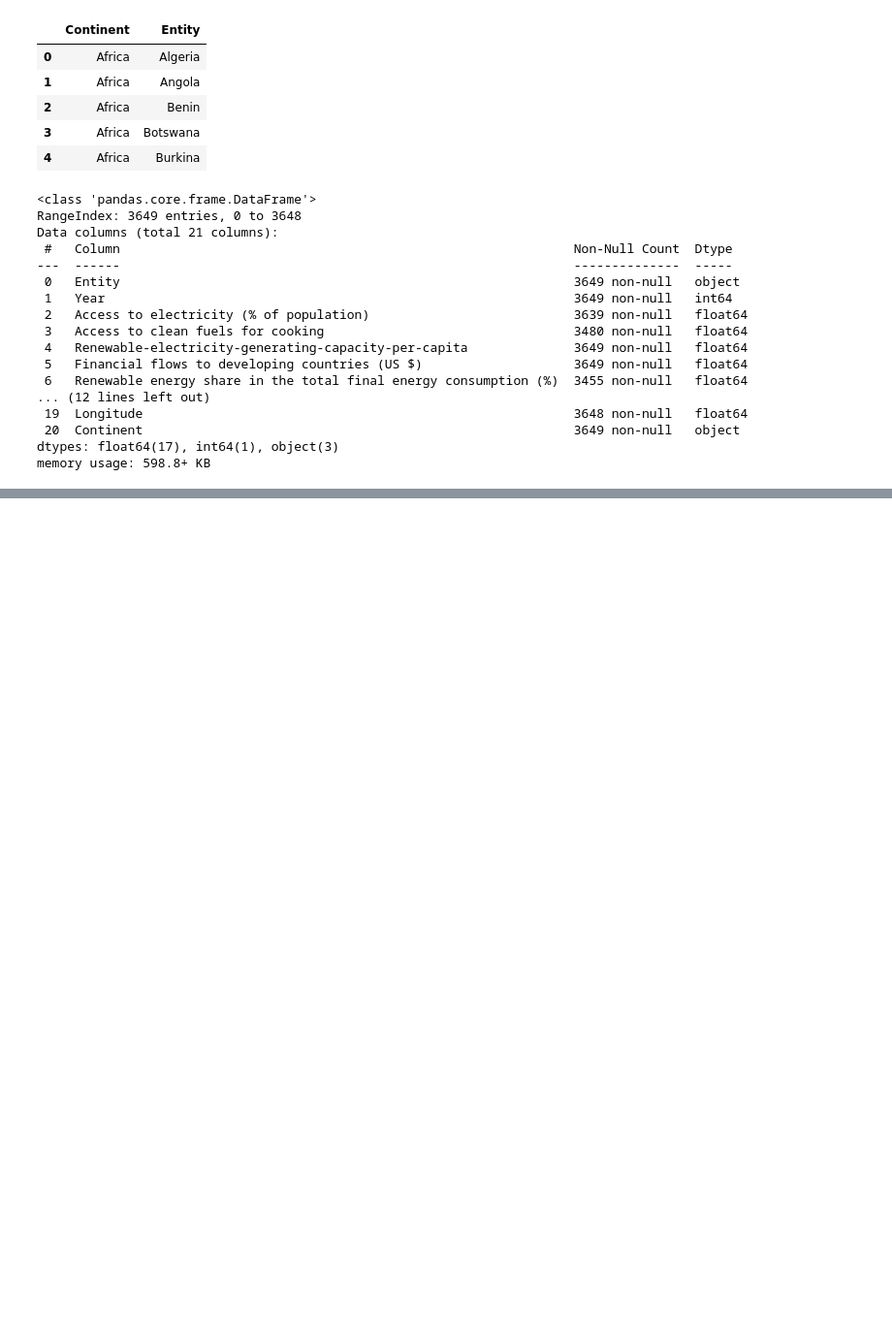
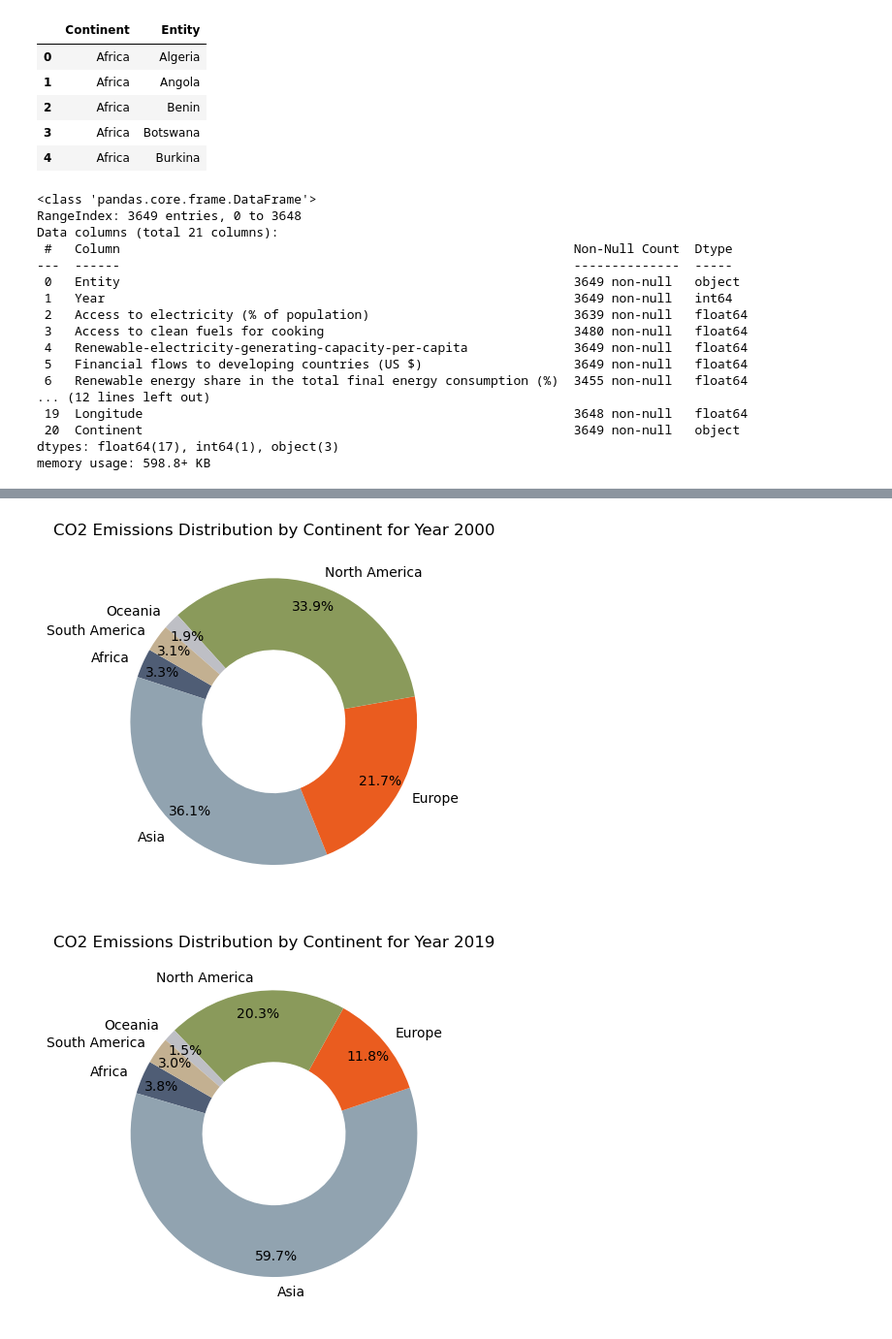
Before and after one commit to jwlosz/project-1-group17, a Jupyter notebook: sustainable master data-CopyLina.ipynb, the cells around one changed output, grey strips where cells are left out. Shown at 97% size. Drawn from its saved outputs; the diff is of its cells as text; code cells hidden in the pictures; blank space fills up the shorter version.

```diff
--- a/sustainable master data-CopyLina.ipynb
+++ b/sustainable master data-CopyLina.ipynb
@@ -437,3 +456,28 @@ plt.show()
+# %%
+# Plotting doughnut chart for CO2 emissions distribution by continent for the year 2000
+fig, ax = plt.subplots()
+wedges, texts, autotexts = ax.pie(grouped_data_2000, labels=grouped_data_2000.index, startangle=150, wedgeprops=dict(width=0.5), colors=colors, autopct='%1.1f%%', pctdistance=0.85)
+
+for autotext in autotexts:
+    autotext.set_color('black')  # Set the text color to white
+    autotext.set_fontsize(10)  # Set the font size to 14
+
+plt.title('CO2 Emissions Distribution by Continent for Year 2000')
+plt.show()
+
+# Plotting doughnut chart for CO2 emissions distribution by continent for the year 2019
+fig, ax = plt.subplots()
+wedges, texts, autotexts = ax.pie(grouped_data_2019, labels=grouped_data_2019.index, startangle=150, wedgeprops=dict(width=0.5), colors=colors, autopct='%1.1f%%', pctdistance=0.85)
+
+for autotext in autotexts:
+    autotext.set_color('black')  # Set the text color to white
+    autotext.set_fontsize(10)  # Set the font size to 14
+
+plt.title('CO2 Emissions Distribution by Continent for Year 2019')
+plt.show()
+# %% [output]
+[figure, added]
+[figure, added]
 # %%
 # Filter the DataFrame to include data for the top 10 countries based on electricity generation
 top_10_countries = new_data_df.groupby('Entity').sum().nlargest(10, 'Electricity from fossil fuels (TWh)').index
```
Also changed, not shown: parts of 18 cells of this notebook, 1 other file.
